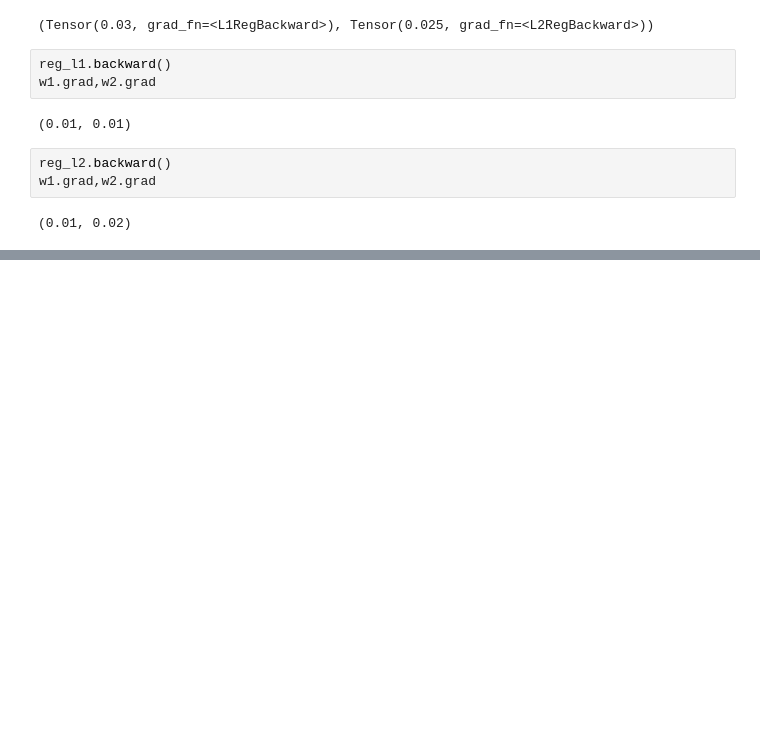
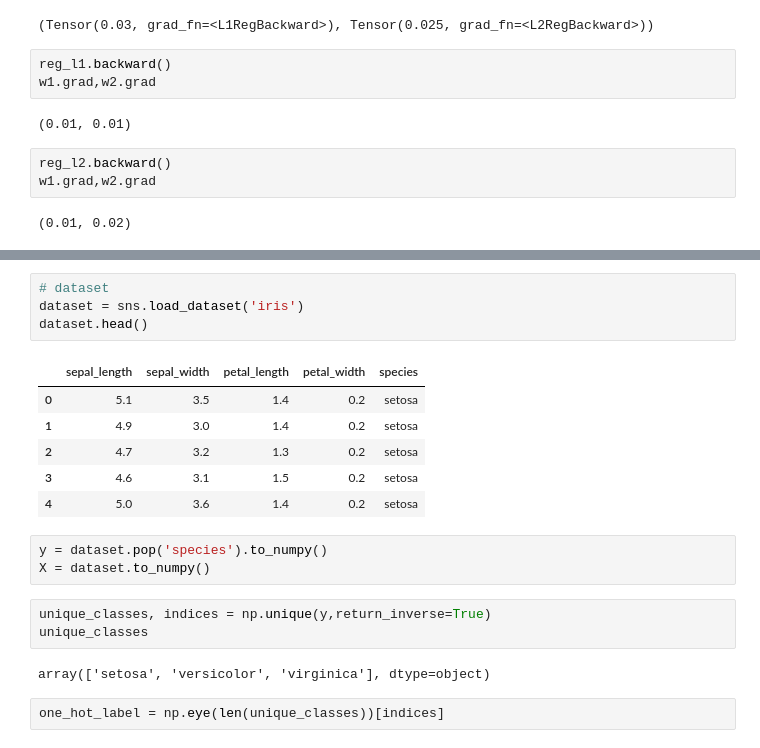
Before and after one commit to jung1ek/my_grad, a Jupyter notebook: tensor/test.ipynb, the cells around one changed output, grey strips where cells are left out. Drawn from its saved outputs; the diff is of its cells as text; blank space fills up the shorter version.

```diff
--- a/tensor/test.ipynb
+++ b/tensor/test.ipynb
@@ -305,0 +457,21 @@ w1.grad,w2.grad
+# %%
+# dataset
+dataset = sns.load_dataset('iris')
+dataset.head()
+# %% [output]
+|  | sepal_length | sepal_width | petal_length | petal_width | species |
+| 0 | 5.1 | 3.5 | 1.4 | 0.2 | setosa |
+| 1 | 4.9 | 3.0 | 1.4 | 0.2 | setosa |
+| 2 | 4.7 | 3.2 | 1.3 | 0.2 | setosa |
+| 3 | 4.6 | 3.1 | 1.5 | 0.2 | setosa |
+| 4 | 5.0 | 3.6 | 1.4 | 0.2 | setosa |
+# %%
+y = dataset.pop('species').to_numpy()
+X = dataset.to_numpy()
+# %%
+unique_classes, indices = np.unique(y,return_inverse=True)
+unique_classes
+# %% [output]
+array(['setosa', 'versicolor', 'virginica'], dtype=object)
+# %%
+one_hot_label = np.eye(len(unique_classes))[indices]
```
Also changed, not shown: parts of 67 cells of this notebook, 5 other files.
